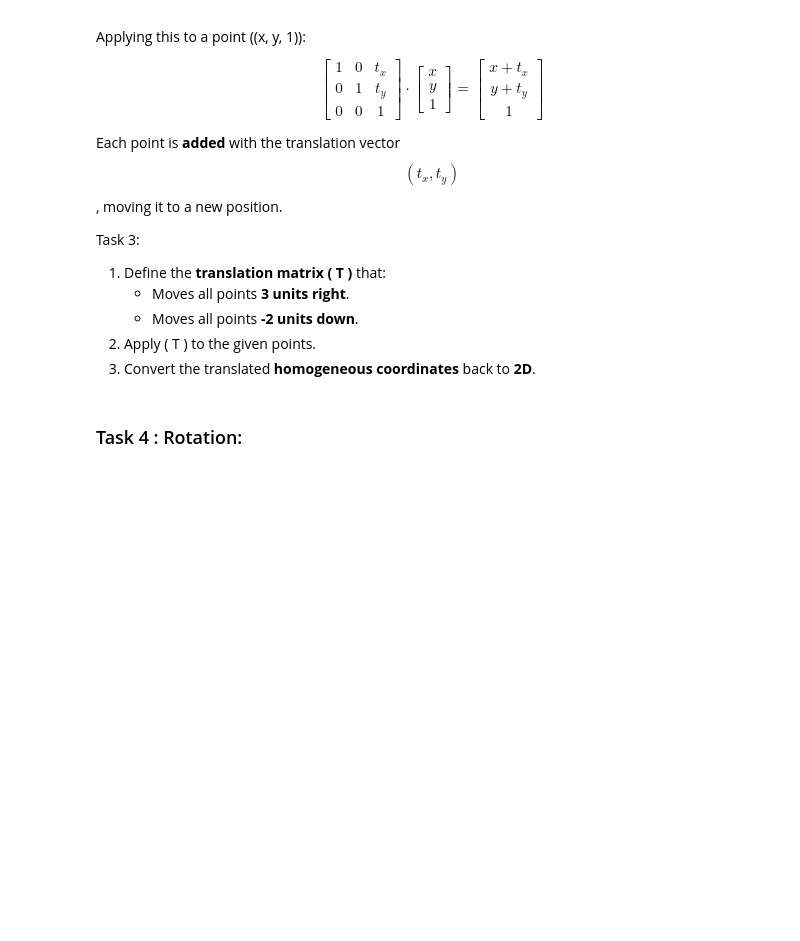
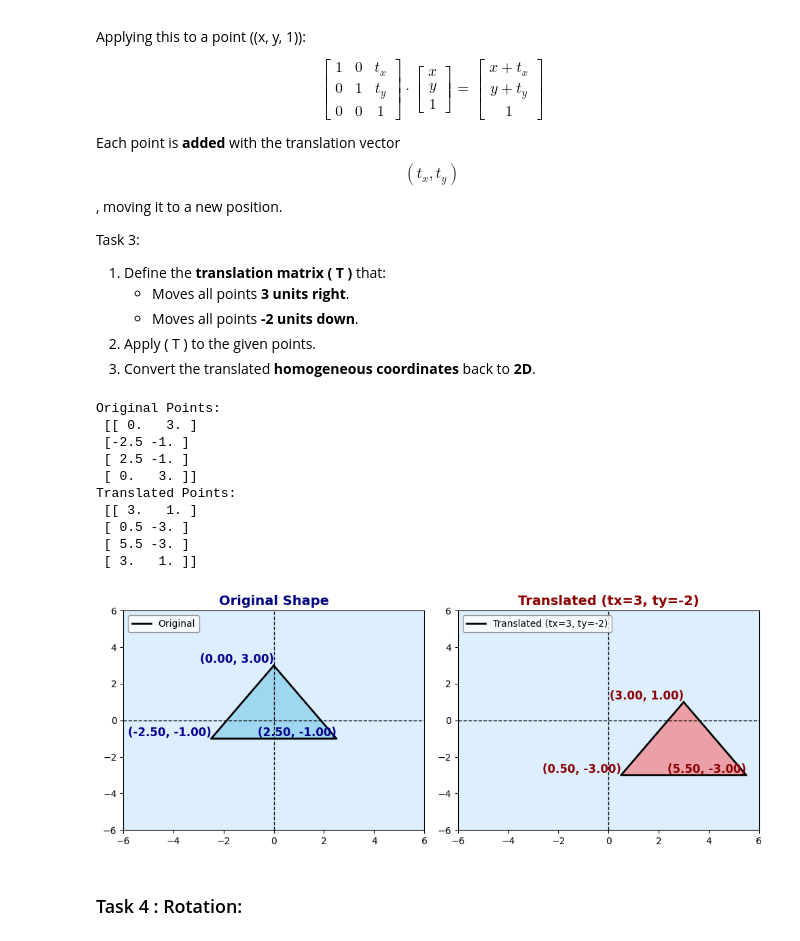
Before and after one commit to jaronbarrettCU/CSCI-2820-Group-Project, a Jupyter notebook: Computer_Graphics_Project (1).ipynb, the cells around one changed output. Drawn from its saved outputs; the diff is of its cells as text; code cells hidden in the pictures; blank space fills up the shorter version.

```diff
--- a/Computer_Graphics_Project (1).ipynb
+++ b/Computer_Graphics_Project (1).ipynb
@@ -440,15 +440,33 @@ Task 3:
 # %%
 # TODO: Define function to apply translation
 def translate(points, tx, ty):
     """Apply translation transformation using homogeneous coordinates."""
+
+    points_hom = to_homogeneous(points)
+    translation_matrix = np.array([[1, 0, tx], [0, 1, ty], [0, 0, 1]])
+    translated_points = (translation_matrix @ points_hom.transpose()).transpose()
+    return from_homogeneous(translated_points)
 
     #Code Solution Here
 
 # Apply translation
 tx, ty = 3,-2
 translated_points = translate(points_2d, tx, ty)
+print("Original Points:\n", points_2d)
 print("Translated Points:\n", translated_points)
 plot_transformation(points_2d, translated_points, "Translated (tx=3, ty=-2)")
+# %% [output]
+Original Points:
+ [[ 0.   3. ]
+ [-2.5 -1. ]
+ [ 2.5 -1. ]
+ [ 0.   3. ]]
+Translated Points:
+ [[ 3.   1. ]
+ [ 0.5 -3. ]
+ [ 5.5 -3. ]
+ [ 3.   1. ]]
+[figure, added]
 # %% [markdown]
 ### Task 4 : Rotation:
 # %% [markdown]
```
